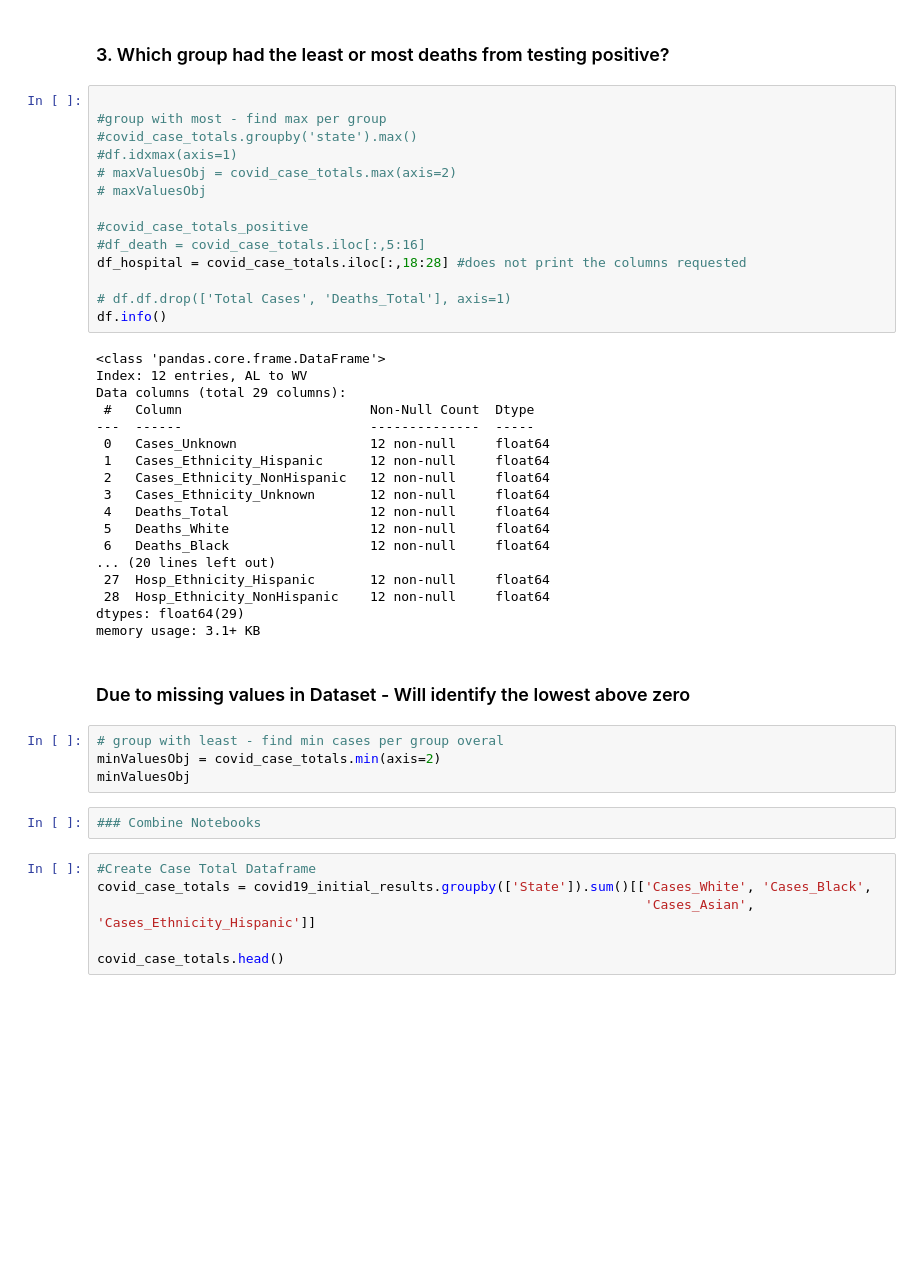
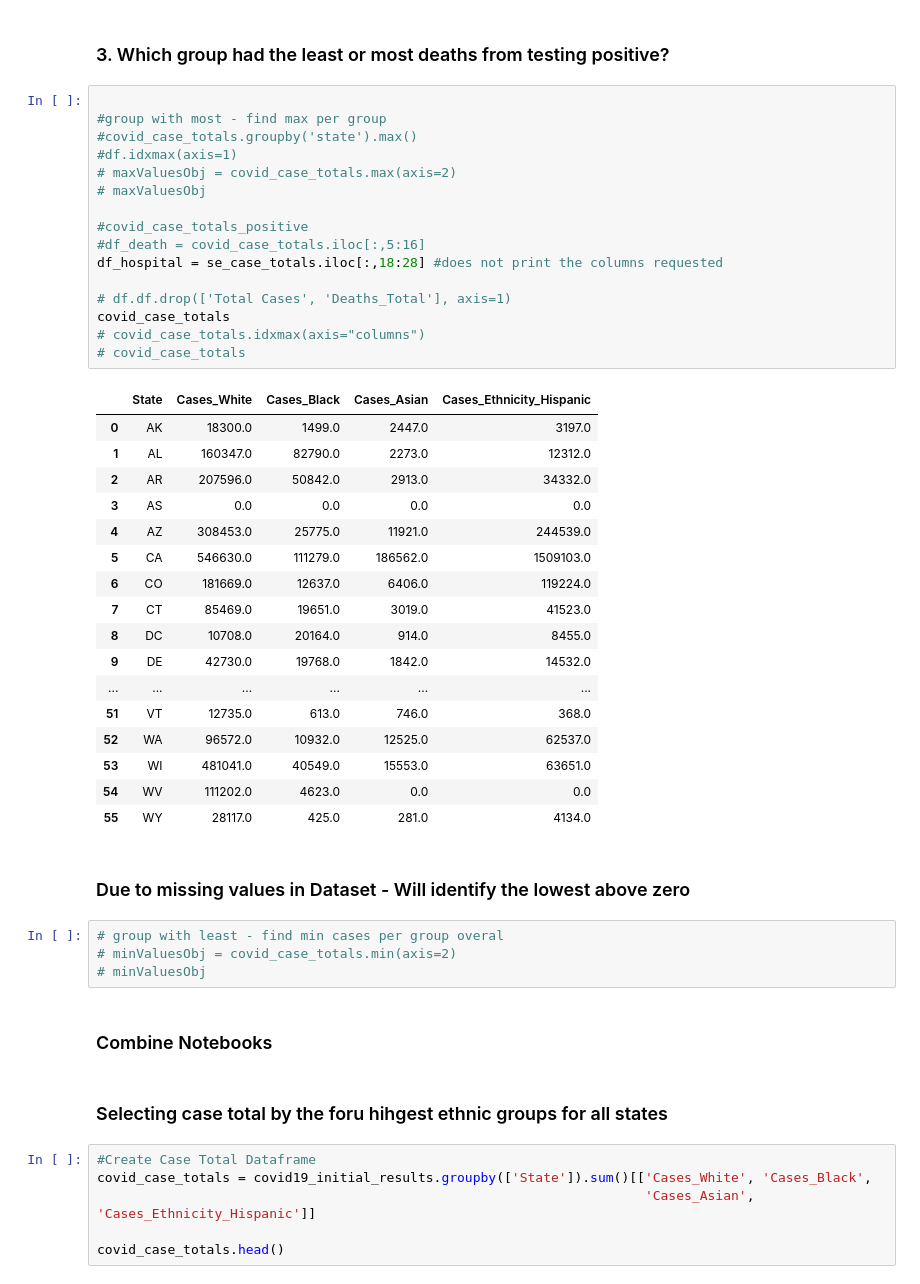
Before and after one commit to burnettaw/CMBKS-Group-5, a Jupyter notebook: covid_analysis_G1-3 - Combined.ipynb, the cells around one changed output. Cells and saved outputs as stored; diff of their text form; blank space fills up the shorter version.

Commit message:
uploading combined notebook

```diff
--- a/covid_analysis_G1-3 - Combined.ipynb
+++ b/covid_analysis_G1-3 - Combined.ipynb
@@ -397,43 +397,47 @@ hospital_case_format_df
 # %%
 
 #group with most - find max per group
 #covid_case_totals.groupby('state').max()
 #df.idxmax(axis=1)
 # maxValuesObj = covid_case_totals.max(axis=2)
 # maxValuesObj
 
 #covid_case_totals_positive
 #df_death = covid_case_totals.iloc[:,5:16]
-df_hospital = covid_case_totals.iloc[:,18:28] #does not print the columns requested
+df_hospital = se_case_totals.iloc[:,18:28] #does not print the columns requested
 
 # df.df.drop(['Total Cases', 'Deaths_Total'], axis=1)
-df.info()
+covid_case_totals
+# covid_case_totals.idxmax(axis="columns")
+# covid_case_totals
 # %% [output]
-<class 'pandas.core.frame.DataFrame'>
-Index: 12 entries, AL to WV
-Data columns (total 29 columns):
- #   Column                        Non-Null Count  Dtype
----  ------                        --------------  -----
- 0   Cases_Unknown                 12 non-null     float64
- 1   Cases_Ethnicity_Hispanic      12 non-null     float64
- 2   Cases_Ethnicity_NonHispanic   12 non-null     float64
- 3   Cases_Ethnicity_Unknown       12 non-null     float64
- 4   Deaths_Total                  12 non-null     float64
- 5   Deaths_White                  12 non-null     float64
- 6   Deaths_Black                  12 non-null     float64
-... (20 lines left out)
- 27  Hosp_Ethnicity_Hispanic       12 non-null     float64
- 28  Hosp_Ethnicity_NonHispanic    12 non-null     float64
-dtypes: float64(29)
-memory usage: 3.1+ KB
+|  | State | Cases_White | Cases_Black | Cases_Asian | Cases_Ethnicity_Hispanic |
+| 0 | AK | 18300.0 | 1499.0 | 2447.0 | 3197.0 |
+| 1 | AL | 160347.0 | 82790.0 | 2273.0 | 12312.0 |
+| 2 | AR | 207596.0 | 50842.0 | 2913.0 | 34332.0 |
+| 3 | AS | 0.0 | 0.0 | 0.0 | 0.0 |
+| 4 | AZ | 308453.0 | 25775.0 | 11921.0 | 244539.0 |
+| 5 | CA | 546630.0 | 111279.0 | 186562.0 | 1509103.0 |
+| 6 | CO | 181669.0 | 12637.0 | 6406.0 | 119224.0 |
+| 7 | CT | 85469.0 | 19651.0 | 3019.0 | 41523.0 |
+| 8 | DC | 10708.0 | 20164.0 | 914.0 | 8455.0 |
+| 9 | DE | 42730.0 | 19768.0 | 1842.0 | 14532.0 |
+| ... | ... | ... | ... | ... | ... |
+| 51 | VT | 12735.0 | 613.0 | 746.0 | 368.0 |
+| 52 | WA | 96572.0 | 10932.0 | 12525.0 | 62537.0 |
+| 53 | WI | 481041.0 | 40549.0 | 15553.0 | 63651.0 |
+| 54 | WV | 111202.0 | 4623.0 | 0.0 | 0.0 |
+| 55 | WY | 28117.0 | 425.0 | 281.0 | 4134.0 |
 # %% [markdown]
 ### Due to missing values in Dataset - Will identify the lowest above zero
 # %%
 # group with least - find min cases per group overal
-minValuesObj = covid_case_totals.min(axis=2)
-minValuesObj
+# minValuesObj = covid_case_totals.min(axis=2)
+# minValuesObj
-# %%
-### Combine Notebooks
+# %% [markdown]
+### Combine Notebooks
+# %% [markdown]
+### Selecting case total by the foru hihgest ethnic groups for all states
 # %%
 #Create Case Total Dataframe
 covid_case_totals = covid19_initial_results.groupby(['State']).sum()[['Cases_White', 'Cases_Black',
```
Also changed, not shown: parts of 8 cells of this notebook.
